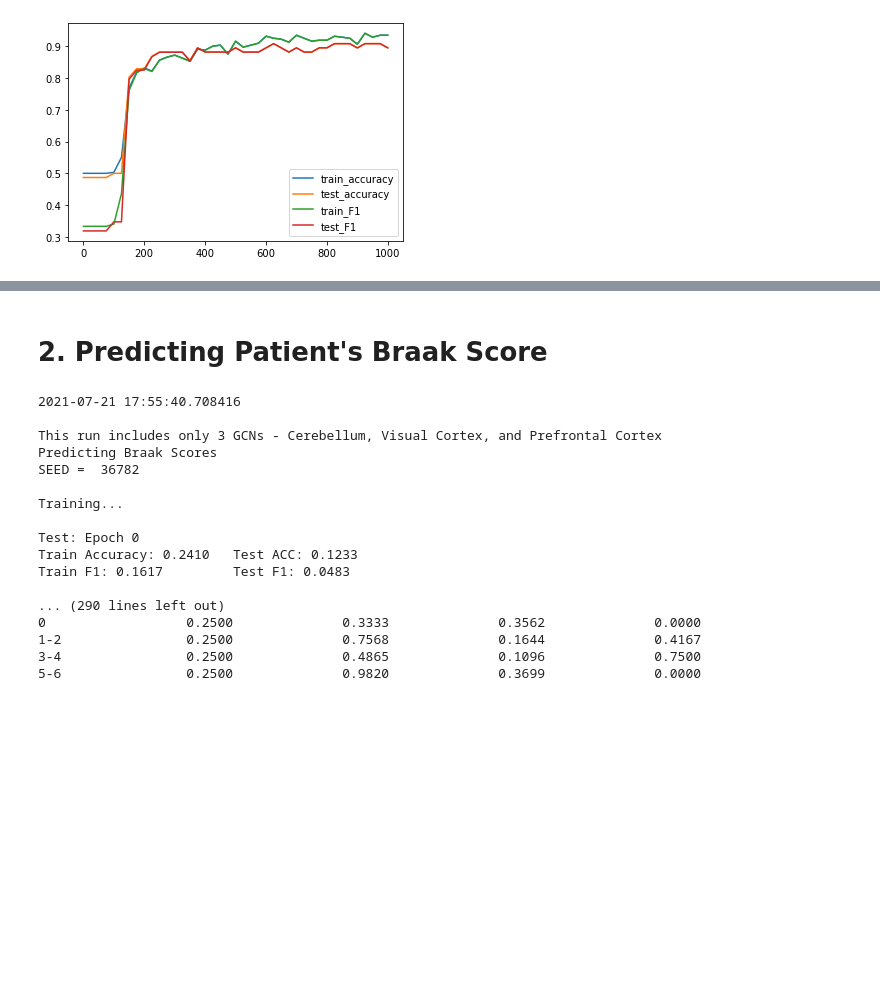
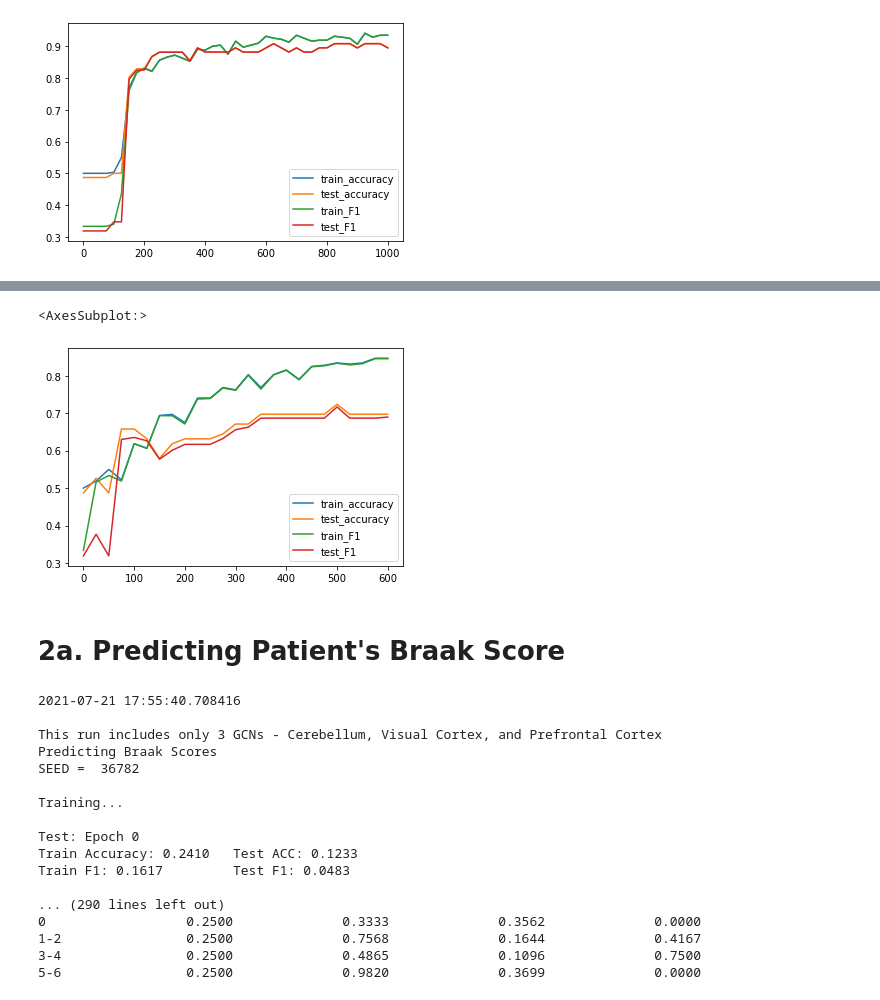
Before and after one commit to jeevannavar/DDP, a Jupyter notebook: Multi-Tissue Classification - Alzheimer's.ipynb, the cells around one changed output, grey strips where cells are left out. Drawn from its saved outputs; the diff is of its cells as text; code cells hidden in the pictures; blank space fills up the shorter version.

Commit message:
hbtrc alzheimers interaction features

```diff
--- a/Multi-Tissue Classification - Alzheimer's.ipynb
+++ b/Multi-Tissue Classification - Alzheimer's.ipynb
@@ -111,0 +150,17 @@ metrics_df.plot(y=["train_accuracy", "test_accuracy", "train_F1", "test_F1"])
+# %%
+RUN_TITLE = "This run includes 9 GCNs - Primary features and all the Interaction features \nClassifying between Alzheimer's Affected and Controls"
+RUN_TITLE_SHORT = "HD"
+
+# load preprocessed data from csv
+#load_list - list of csv files to laod. The -2 position should be meta_csv and -1 position should be trte_partition_file
+load_list = [cerebellum, visualCortex, prefrontalCortex, cerebellum_visual, visual_prefrontal, prefrontal_cerebellum, cerebellum_cerebellum, visual_visual, prefrontal_prefrontal, meta_csv, trte_partition_file]
+GCN_names = ["cerebellum", "visualCortex", "prefrontalCortex", "cere_vis", "vis_pre", "pre_cere", "cere_cere", "vis_vis", "pre_pre"]
+
+COMBINER = "VCDN"
+feature_extract = []
+# %%
+losses_df, metrics_df, feature_imp, _, _ = train_model(load_list=load_list, label_dict=label_dict, GCN_names=GCN_names, COMBINER=COMBINER,
+        SEED=SEED, num_epoch=num_epoch, test_interval=test_interval, lr=lr, weight_decay=weight_decay,
+        dropout=dropout, adj_parameter=adj_parameter, VERBOSE=VERBOSE, doSMOTE = doSMOTE,
+        RUN_TITLE=RUN_TITLE, RUN_TITLE_SHORT=RUN_TITLE_SHORT,
+        OUTPUT_FILES=OUTPUT_FILES, MAKE_PLOTS=MAKE_PLOTS, feature_extract=feature_extract, num_gcn=num_gcn)
@@ -112,5 +185,10 @@ metrics_df.plot(y=["train_accuracy", "test_accuracy", "train_F1", "test_F1"])
+# %%
+metrics_df.plot(y=["train_accuracy", "test_accuracy", "train_F1", "test_F1"])
+# %% [output]
+<AxesSubplot:>
+[figure, added]
 # %% [markdown]
-# 2. Predicting Patient's Braak Score
+# 2a. Predicting Patient's Braak Score
 # %%
 # SEED can be "random" or integer, if integer, it will be used as the seed for random, numpy, torch, and cuda
 SEED = "random"
```
Also changed, not shown: parts of 9 cells of this notebook, 44 other files.
